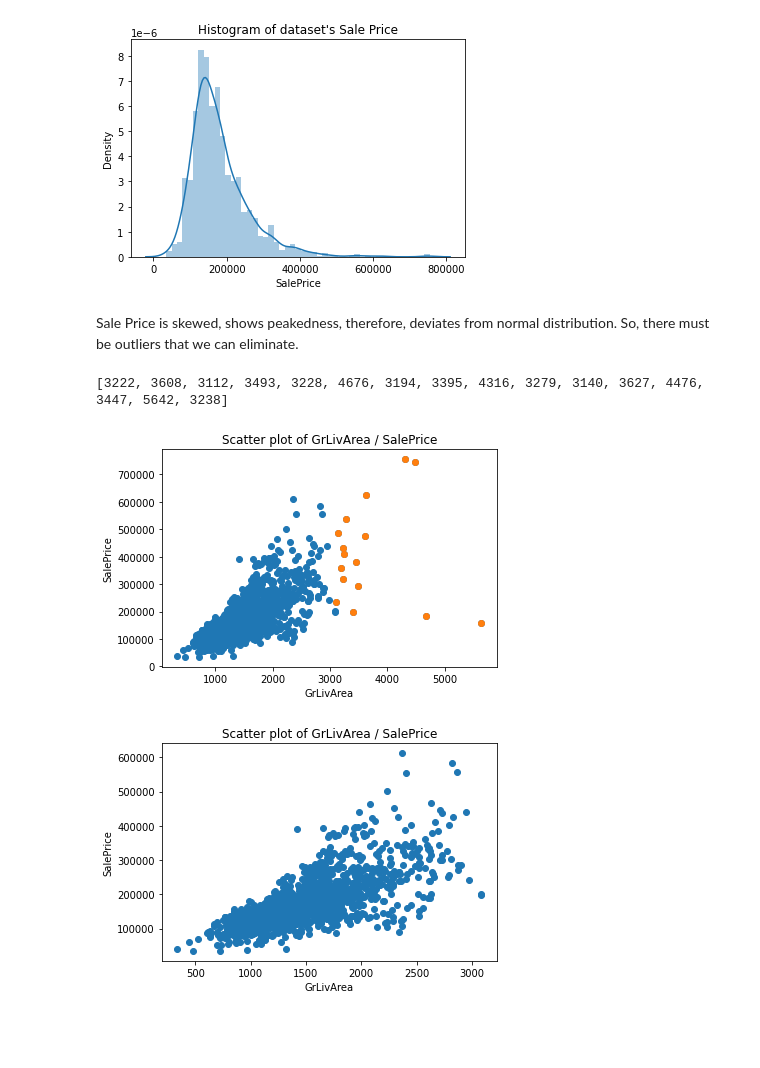
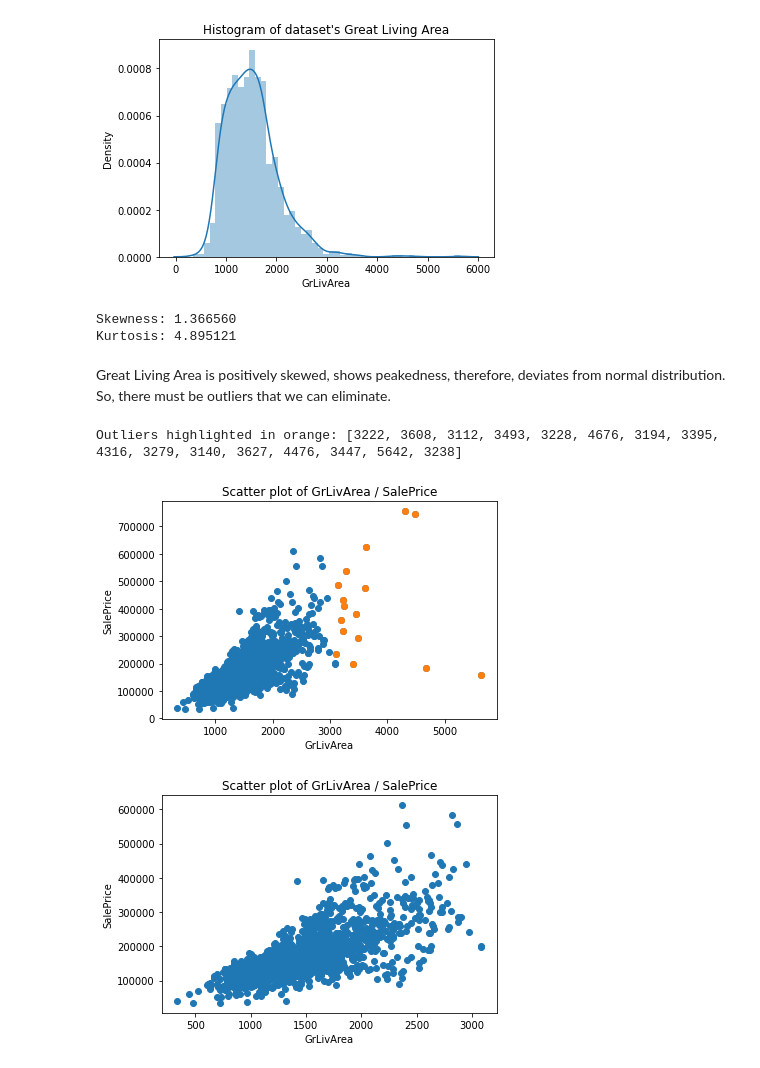
Before and after one commit to artemedius/repo, a Jupyter notebook: houseprice forecast/proj2.ipynb, the cells around one changed output. Drawn from its saved outputs; the diff is of its cells as text; code cells hidden in the pictures; blank space fills up the shorter version.

```diff
--- a/houseprice forecast/proj2.ipynb
+++ b/houseprice forecast/proj2.ipynb
@@ -24,12 +24,18 @@ test_id = test['Id']
 train = train.drop("Id", axis = 1)
 test = test.drop("Id", axis = 1)
 # %%
-sns.distplot(train['SalePrice'])
-plt.title("Histogram of dataset's Sale Price")
-plt.show()
+def hist_and_stats():
+    sns.distplot(train['GrLivArea'])
+    plt.title("Histogram of dataset's Great Living Area")
+    plt.show()
+    print("Skewness: %f" % train['GrLivArea'].skew())
+    print("Kurtosis: %f" % train['GrLivArea'].kurt())
+hist_and_stats()
 # %% [output]
-[figure, old version]
+[figure, new version]
+Skewness: 1.366560
+Kurtosis: 4.895121
 # %% [markdown]
-Sale Price is skewed, shows peakedness, therefore, deviates from normal distribution.
+Great Living Area is positively skewed, shows peakedness, therefore, deviates from normal distribution.
 So, there must be outliers that we can eliminate.
 # %%
@@ -53,10 +60,10 @@ ax.scatter(x=outlier_df['GrLivArea'], y=outlier_df['SalePrice'])
 plt.ylabel('SalePrice')
 plt.xlabel('GrLivArea')
 plt.title('Scatter plot of GrLivArea / SalePrice')
-print(area_outliers)
+print(f'Outliers highlighted in orange: {area_outliers}')
 plt.show()
 # %% [output]
-[3222, 3608, 3112, 3493, 3228, 4676, 3194, 3395, 4316, 3279, 3140, 3627, 4476, 3447, 5642, 3238]
+Outliers highlighted in orange: [3222, 3608, 3112, 3493, 3228, 4676, 3194, 3395, 4316, 3279, 3140, 3627, 4476, 3447, 5642, 3238]
 [figure]
 # %%
 train = train[~train['GrLivArea'].isin(area_outliers)]
```
Also changed, not shown: parts of 3 cells of this notebook.
